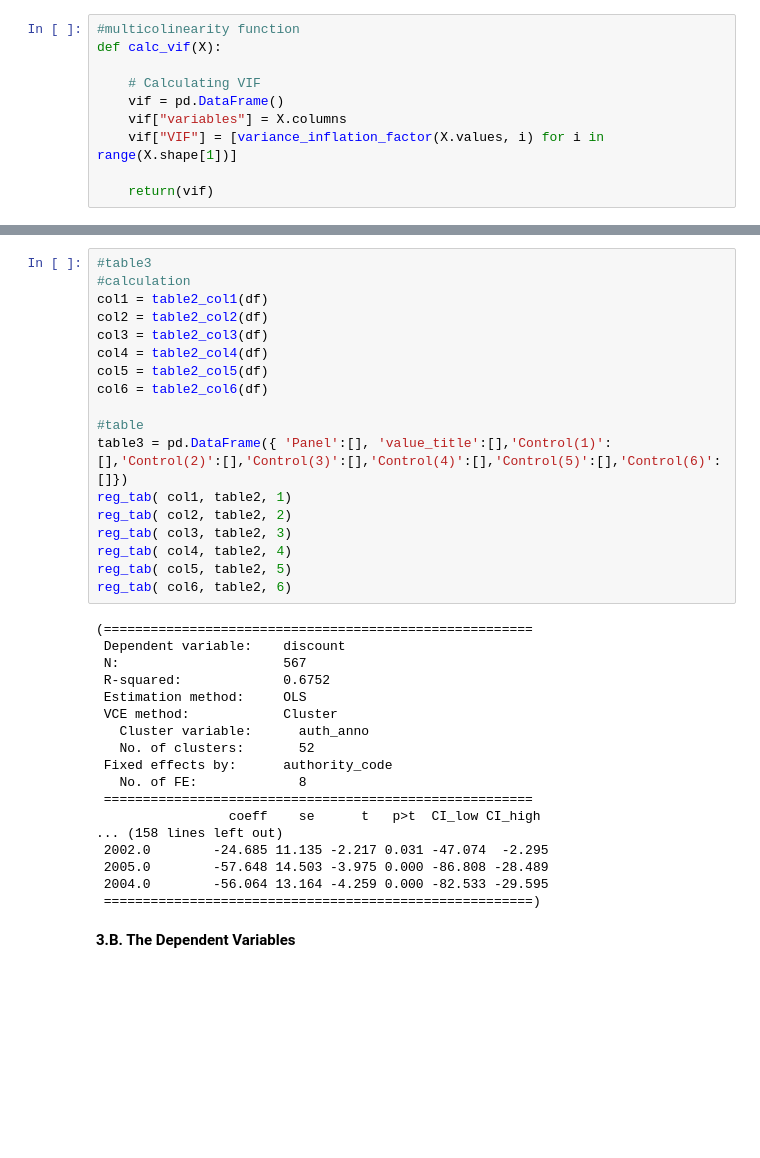
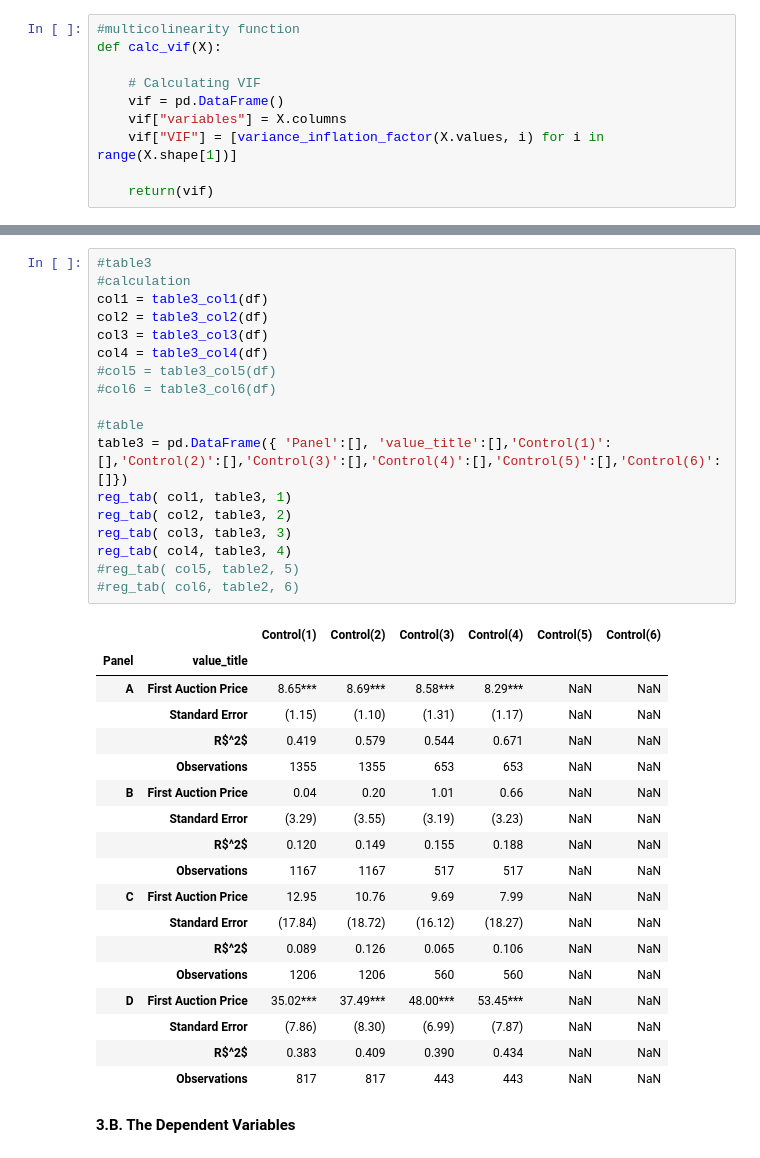
Before and after one commit to huiren-j/Replication-of-Decarolis-2014-, a Jupyter notebook: project_HyeinJeong.ipynb, the cells around one changed output, grey strips where cells are left out. Cells and saved outputs as stored; diff of their text form; blank space fills up the shorter version.

```diff
--- a/project_HyeinJeong.ipynb
+++ b/project_HyeinJeong.ipynb
@@ -176,39 +175,40 @@ reg_tab( col6, table2, 6)
 # %%
 #table3
 #calculation
-col1 = table2_col1(df)
-col2 = table2_col2(df)
-col3 = table2_col3(df)
-col4 = table2_col4(df)
-col5 = table2_col5(df)
-col6 = table2_col6(df)
+col1 = table3_col1(df)
+col2 = table3_col2(df)
+col3 = table3_col3(df)
+col4 = table3_col4(df)
+#col5 = table3_col5(df)
+#col6 = table3_col6(df)
 
 #table
 table3 = pd.DataFrame({ 'Panel':[], 'value_title':[],'Control(1)':[],'Control(2)':[],'Control(3)':[],'Control(4)':[],'Control(5)':[],'Control(6)':[]})
-reg_tab( col1, table2, 1)
-reg_tab( col2, table2, 2)
-reg_tab( col3, table2, 3)
-reg_tab( col4, table2, 4)
-reg_tab( col5, table2, 5)
-reg_tab( col6, table2, 6)
+reg_tab( col1, table3, 1)
+reg_tab( col2, table3, 2)
+reg_tab( col3, table3, 3)
+reg_tab( col4, table3, 4)
+#reg_tab( col5, table2, 5)
+#reg_tab( col6, table2, 6)
 # %% [output]
-(=======================================================
- Dependent variable:    discount
- N:                     567
- R-squared:             0.6752
- Estimation method:     OLS
- VCE method:            Cluster
-   Cluster variable:      auth_anno
-   No. of clusters:       52
- Fixed effects by:      authority_code
-   No. of FE:             8
- =======================================================
-                 coeff    se      t   p>t  CI_low CI_high
-... (158 lines left out)
- 2002.0        -24.685 11.135 -2.217 0.031 -47.074  -2.295
- 2005.0        -57.648 14.503 -3.975 0.000 -86.808 -28.489
- 2004.0        -56.064 13.164 -4.259 0.000 -82.533 -29.595
- =======================================================)
+|  |  | Control(1) | Control(2) | Control(3) | Control(4) | Control(5) | Control(6) |
+| Panel | value_title |  |  |  |  |  |  |
+| A | First Auction Price | 8.65*** | 8.69*** | 8.58*** | 8.29*** | NaN | NaN |
+|  | Standard Error | (1.15) | (1.10) | (1.31) | (1.17) | NaN | NaN |
+|  | R$^2$ | 0.419 | 0.579 | 0.544 | 0.671 | NaN | NaN |
+|  | Observations | 1355 | 1355 | 653 | 653 | NaN | NaN |
+| B | First Auction Price | 0.04 | 0.20 | 1.01 | 0.66 | NaN | NaN |
+|  | Standard Error | (3.29) | (3.55) | (3.19) | (3.23) | NaN | NaN |
+|  | R$^2$ | 0.120 | 0.149 | 0.155 | 0.188 | NaN | NaN |
+|  | Observations | 1167 | 1167 | 517 | 517 | NaN | NaN |
+| C | First Auction Price | 12.95 | 10.76 | 9.69 | 7.99 | NaN | NaN |
+|  | Standard Error | (17.84) | (18.72) | (16.12) | (18.27) | NaN | NaN |
+|  | R$^2$ | 0.089 | 0.126 | 0.065 | 0.106 | NaN | NaN |
+|  | Observations | 1206 | 1206 | 560 | 560 | NaN | NaN |
+| D | First Auction Price | 35.02*** | 37.49*** | 48.00*** | 53.45*** | NaN | NaN |
+|  | Standard Error | (7.86) | (8.30) | (6.99) | (7.87) | NaN | NaN |
+|  | R$^2$ | 0.383 | 0.409 | 0.390 | 0.434 | NaN | NaN |
+|  | Observations | 817 | 817 | 443 | 443 | NaN | NaN |
 # %% [markdown]
 **3.B. The Dependent Variables**
 # %% [markdown]
```
Also changed, not shown: parts of 6 cells of this notebook, 4 other files.
